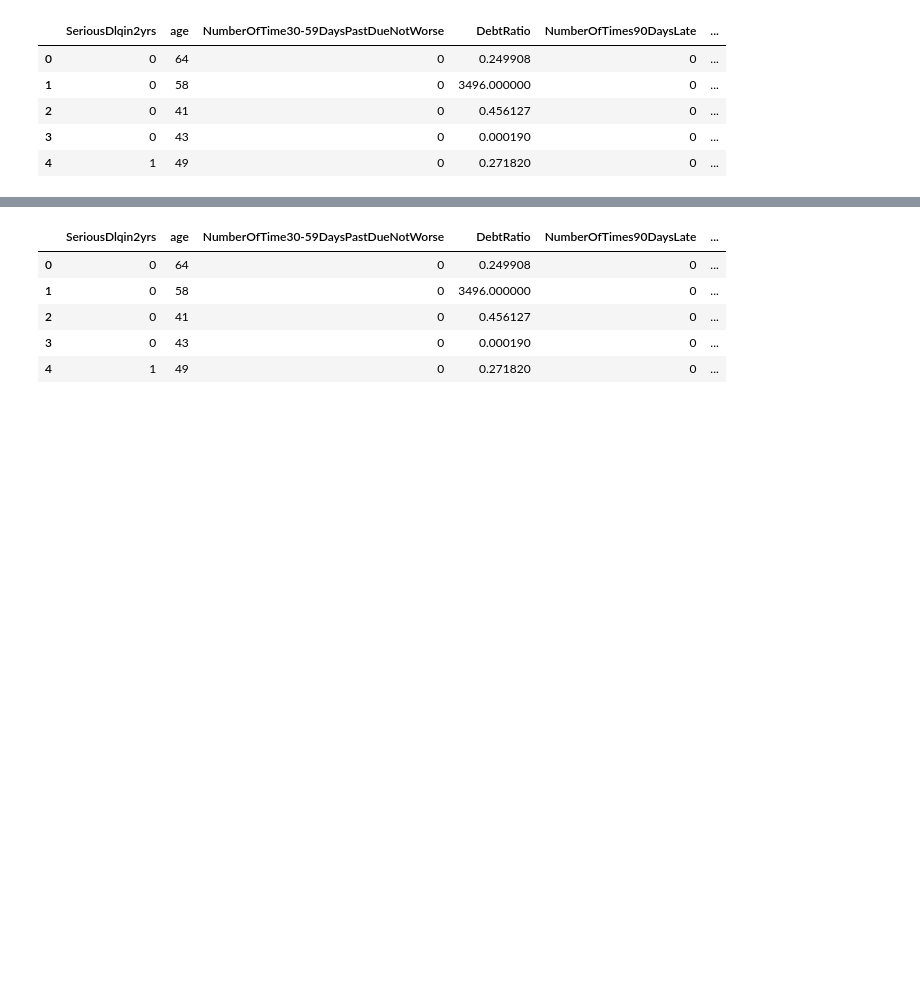
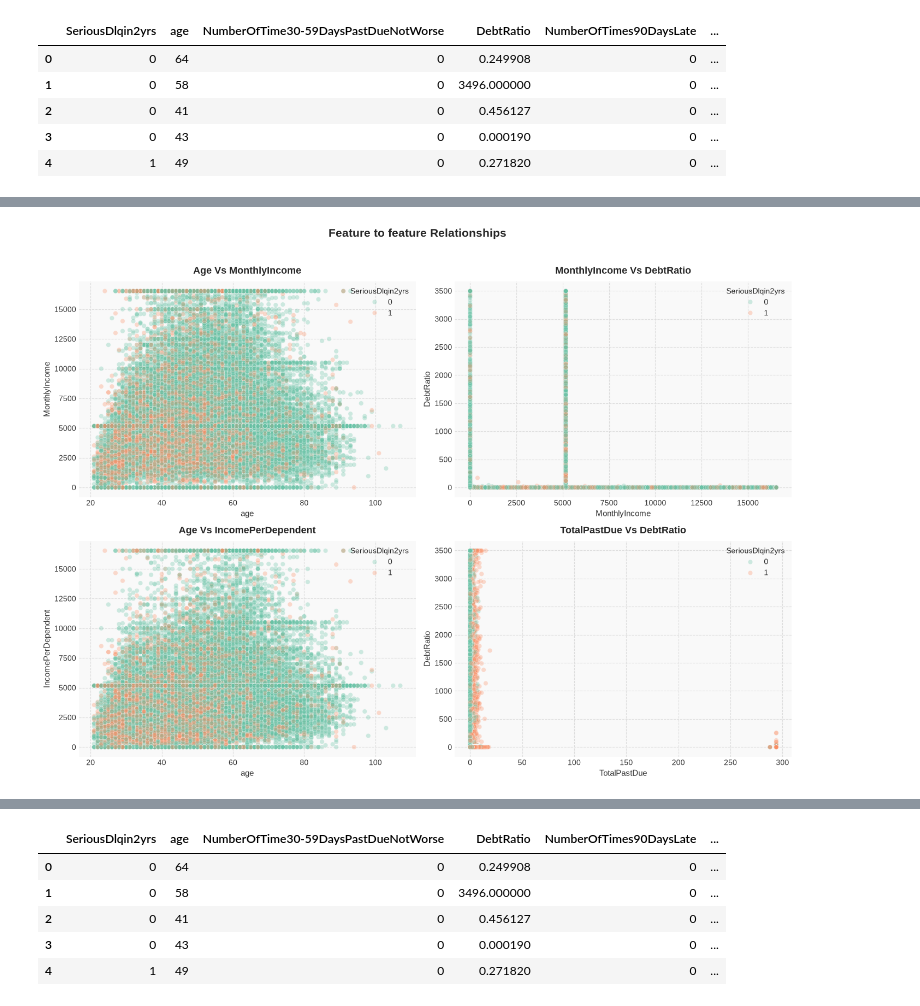
Before and after one commit to Afrah-create/RecessTerm, a Jupyter notebook: Finance/notebooks/eda.ipynb, the cells around one changed output, grey strips where cells are left out. Saved outputs shown, nothing was run; the diff lists cells and outputs as text; code cells hidden in the pictures; blank space fills up the shorter version.

```diff
--- a/Finance/notebooks/eda.ipynb
+++ b/Finance/notebooks/eda.ipynb
@@ -283,0 +342,19 @@ Passing `palette` without assigning `hue` is deprecated and will be removed in v
+# %%
+plot_2x2(
+    plot_funcs=[
+        lambda ax: sns.scatterplot(x='age', y="MonthlyIncome", hue="SeriousDlqin2yrs", data=df, ax=ax, alpha=0.3, palette="Set2"),
+        lambda ax: sns.scatterplot(x='MonthlyIncome', y="DebtRatio", hue="SeriousDlqin2yrs", data=df, ax=ax, alpha=0.3, palette="Set2"),
+        lambda ax: sns.scatterplot(x='age', y="IncomePerDependent", hue="SeriousDlqin2yrs", data=df, ax=ax, alpha=0.3, palette="Set2"),
+        lambda ax: sns.scatterplot(x='TotalPastDue', y="DebtRatio", hue="SeriousDlqin2yrs", data=df, ax=ax, alpha=0.3, palette="Set2"),
+    ],
+    titles=[
+        "Age Vs MonthlyIncome",
+        "MonthlyIncome Vs DebtRatio",
+        "Age Vs IncomePerDependent",
+        "TotalPastDue Vs DebtRatio"
+    ],
+    suptitle="Feature to feature Relationships",
+    save_path="../reports/figures/relationships_scatter.png"
+)
+# %% [output]
+[figure, added]
```
Also changed, not shown: parts of 11 cells of this notebook, 15 other files.
